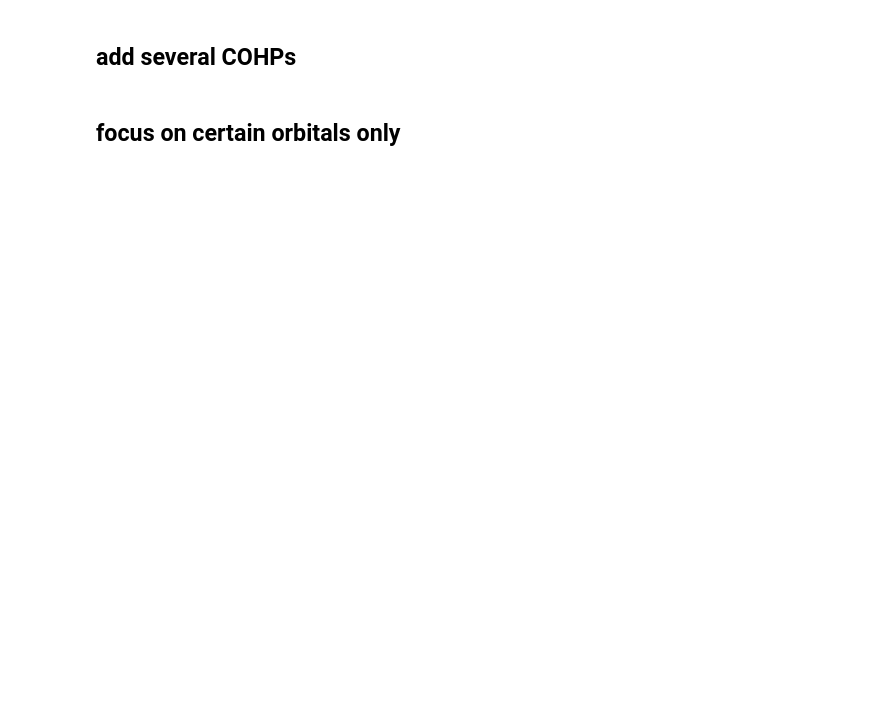
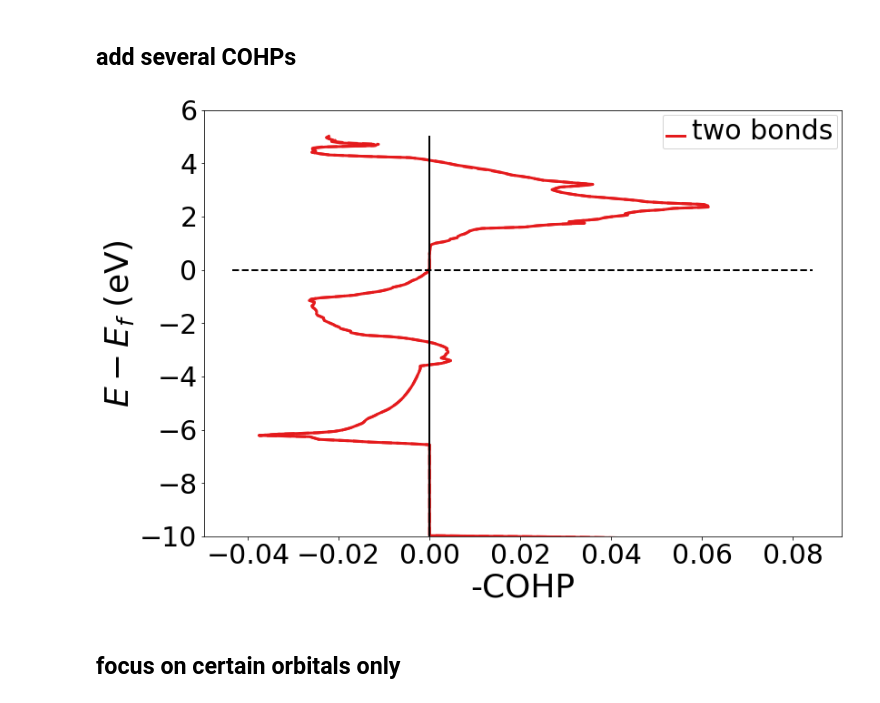
Before and after one commit to materialsvirtuallab/matgenb, a Jupyter notebook: notebooks/2019-01-11-How to plot and evaluate output files from Lobster.ipynb, the cells around one changed output. Drawn from its saved outputs; the diff is of its cells as text; code cells hidden in the pictures; blank space fills up the shorter version.

Commit message:
Fix test data lobster

```diff
--- a/notebooks/2019-01-11-How to plot and evaluate output files from Lobster.ipynb
+++ b/notebooks/2019-01-11-How to plot and evaluate output files from Lobster.ipynb
@@ -21,8 +21,8 @@ from pymatgen.electronic_structure.plotter import CohpPlotter
 # %% [markdown]
 ## get a completecohp object to simplify the plotting
 # %%
-COHPCAR_path = "lobster_data/GaAs/COHPCAR.lobster"
-POSCAR_path = "lobster_data/GaAs/POSCAR"
+COHPCAR_path = "lobster_data/GaAs/COHPCAR.lobster_new"
+POSCAR_path = "lobster_data/GaAs/POSCAR_new"
 
 completecohp = CompleteCohp.from_file(
     fmt="LOBSTER", filename=COHPCAR_path, structure_file=POSCAR_path
@@ -62,17 +65,19 @@ x.show()
 # %%
 # labels of the COHPs that will be summed!
 labelist = ["16", "21"]
 cp = CohpPlotter()
 # get a nicer plot label
-plotlabel = "two Ga-As bonds"
+plotlabel = "two bonds"
 
 cp.add_cohp(
     plotlabel,
     completecohp.get_summed_cohp_by_label_list(label_list=labelist, divisor=1),
 )
 x = cp.get_plot(integrated=False)
 x.ylim([-10, 6])
 x.show()
+# %% [output]
+[figure, added]
 # %% [markdown]
 ## focus on certain orbitals only
 # %%
```
Also changed, not shown: parts of 17 cells of this notebook, 8 other files.
